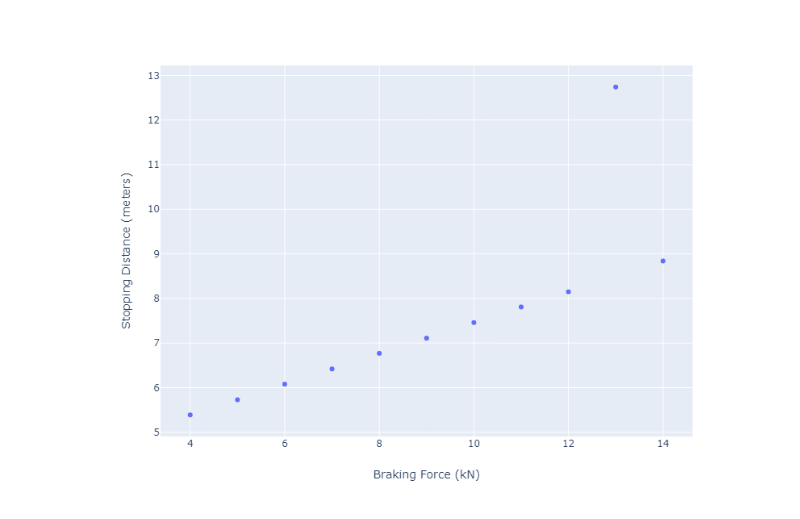
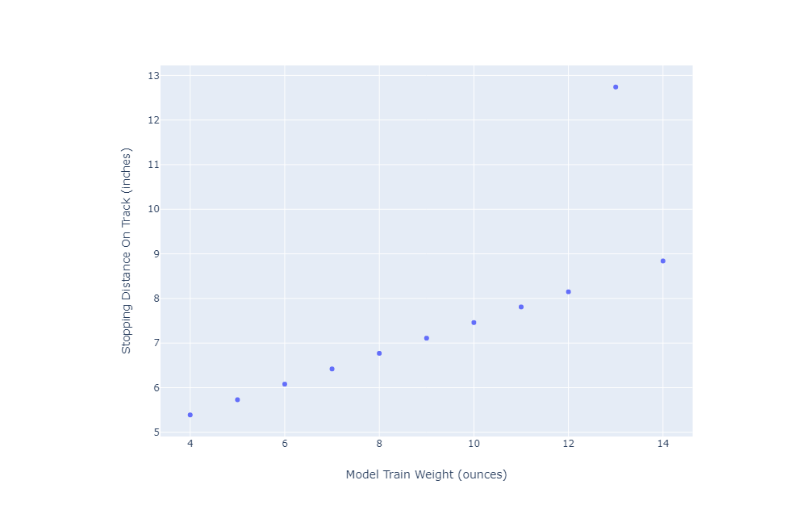
Before and after one commit to diva-lab/DIVA, a Jupyter notebook: week1/HelloWorld_pyScatter.ipynb, the cells around one changed output. Cells and saved outputs as stored; diff of their text form; code cells hidden in the pictures.

```diff
--- a/week1/HelloWorld_pyScatter.ipynb
+++ b/week1/HelloWorld_pyScatter.ipynb
@@ -19,8 +19,8 @@ df
 # %%
 import plotly.express as px
 
-fig = px.scatter(df, x="Braking Force (kN)", y="Stopping Distance (meters)")
+fig = px.scatter(df, x="Model Train Weight (ounces)", y="Stopping Distance On Track (inches)")
 fig.show()
 # %% [output]
 [interactive output not drawn]
-[figure, old version]
+[figure, new version]
```
Also changed, not shown: parts of 1 cell of this notebook.
